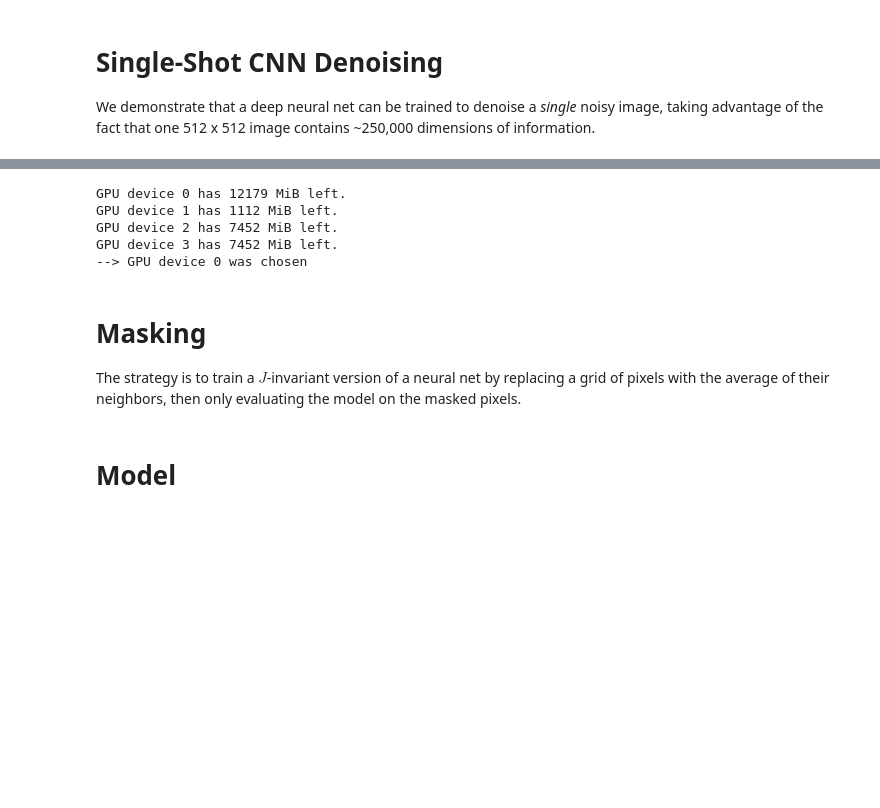
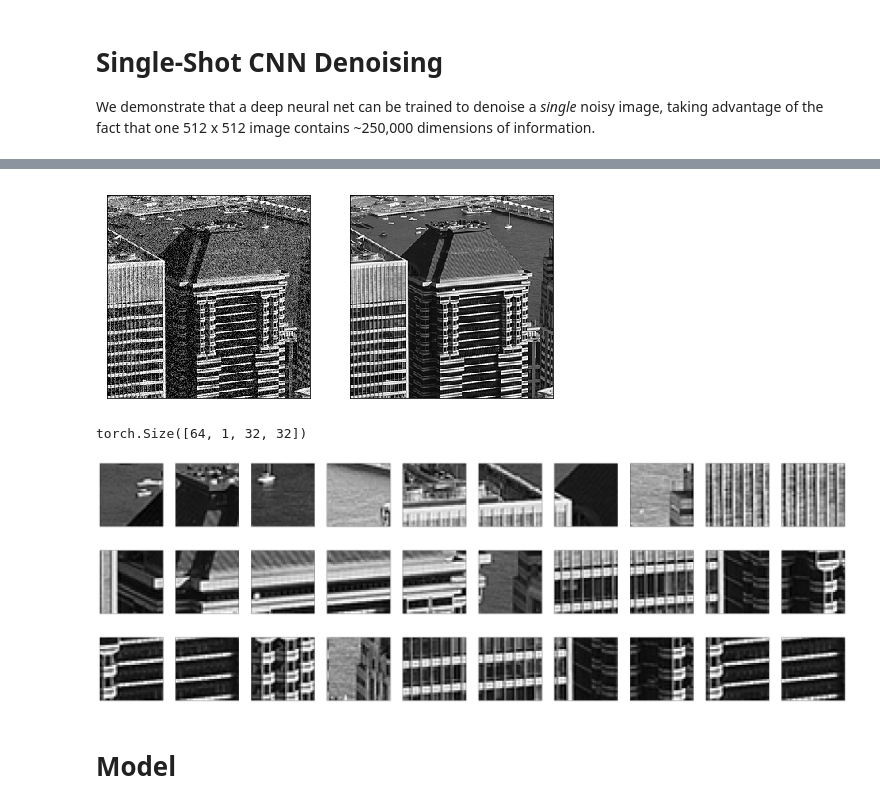
Before and after one commit to czbiohub-sf/noise2self, a Jupyter notebook: notebooks/Single-Shot Denoising.ipynb, the cells around one changed output, grey strips where cells are left out. Cells and saved outputs as stored; diff of their text form; code cells hidden in the pictures; blank space fills up the shorter version.

```diff
--- a/notebooks/Single-Shot Denoising.ipynb
+++ b/notebooks/Single-Shot Denoising.ipynb
@@ -36,3 +73,9 @@ show(noisy_image)
 # %%
 import torch
-noisy = torch.Tensor(noisy_image[np.newaxis, np.newaxis])/256
+noisy = torch.Tensor(noisy_image[np.newaxis, np.newaxis])
+clean = torch.Tensor(img_as_float(image)[np.newaxis, np.newaxis])
+noisy2 = torch.Tensor(noisy_image2[np.newaxis, np.newaxis])
+# %%
+plot_tensors([noisy, clean])
+# %% [output]
+[figure, added]
@@ -38,0 +85,4 @@ noisy = torch.Tensor(noisy_image[np.newaxis, np.newaxis])/256
+# %%
+noisy.shape
+# %% [output]
+torch.Size([64, 1, 32, 32])
@@ -39,13 +95,15 @@ noisy = torch.Tensor(noisy_image[np.newaxis, np.newaxis])/256
+# %%
+plot_tensors(clean[10:20])
+# %% [output]
+[figure, added]
+# %%
+plot_tensors(clean[20:30])
+# %% [output]
+[figure, added]
+# %%
+plot_tensors(clean[30:40])
+# %% [output]
+[figure, added]
 # %%
 from util import getbestgpu
-device = getbestgpu()
+#device = getbestgpu()
-# %% [output]
-GPU device 0 has 12179 MiB left.
-GPU device 1 has 1112 MiB left.
-GPU device 2 has 7452 MiB left.
-GPU device 3 has 7452 MiB left.
---> GPU device 0 was chosen
-# %% [markdown]
-# Masking
-
-The strategy is to train a $J$-invariant version of a neural net by replacing a grid of pixels with the average of their neighbors, then only evaluating the model on the masked pixels.
```
Also changed, not shown: parts of 35 cells of this notebook, 1 other file.
